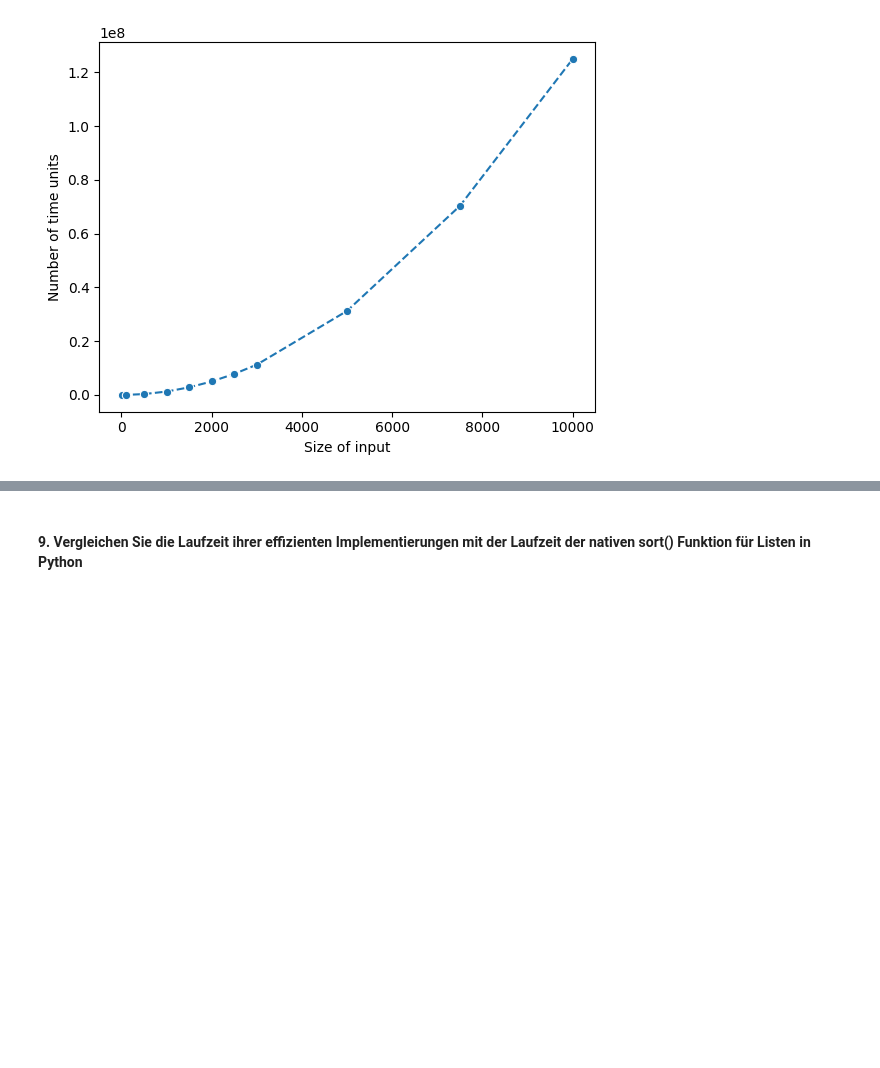
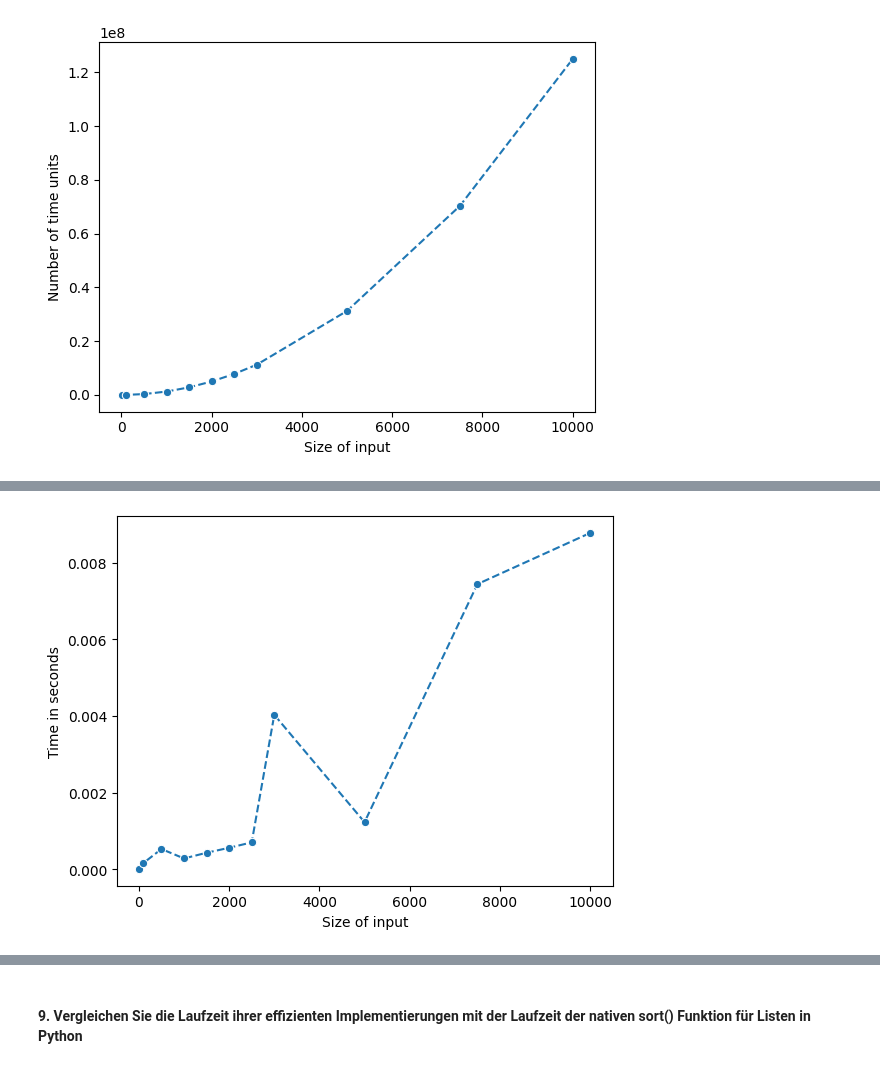
Before and after one commit to Mowodis/-bungsblatt-8, a Jupyter notebook: sorting.ipynb, the cells around one changed output, grey strips where cells are left out. Cells and saved outputs as stored; diff of their text form; code cells hidden in the pictures; blank space fills up the shorter version.

```diff
--- a/sorting.ipynb
+++ b/sorting.ipynb
@@ -125,0 +151,10 @@ plt.show()
+# %%
+# Plot for java-quicksort
+x = array_sizes
+y = j_q_times
+sns.lineplot(x = x, y = y, linestyle="dashed", marker="o")
+plt.xlabel("Size of input")
+plt.ylabel("Time in seconds")
+plt.show()
+# %% [output]
+[figure, added]
```
Also changed, not shown: parts of 12 cells of this notebook, 5 other files.
